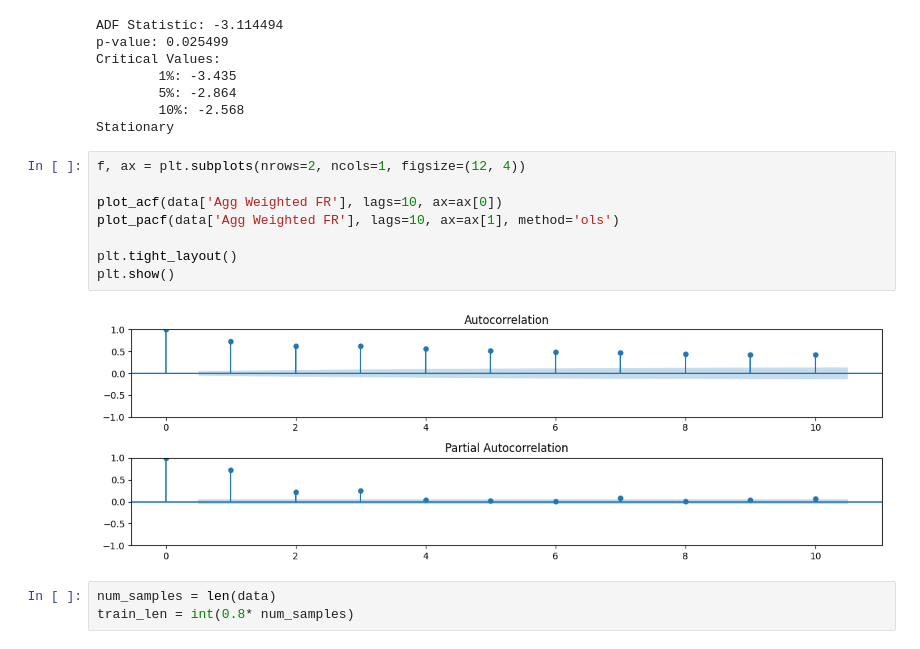
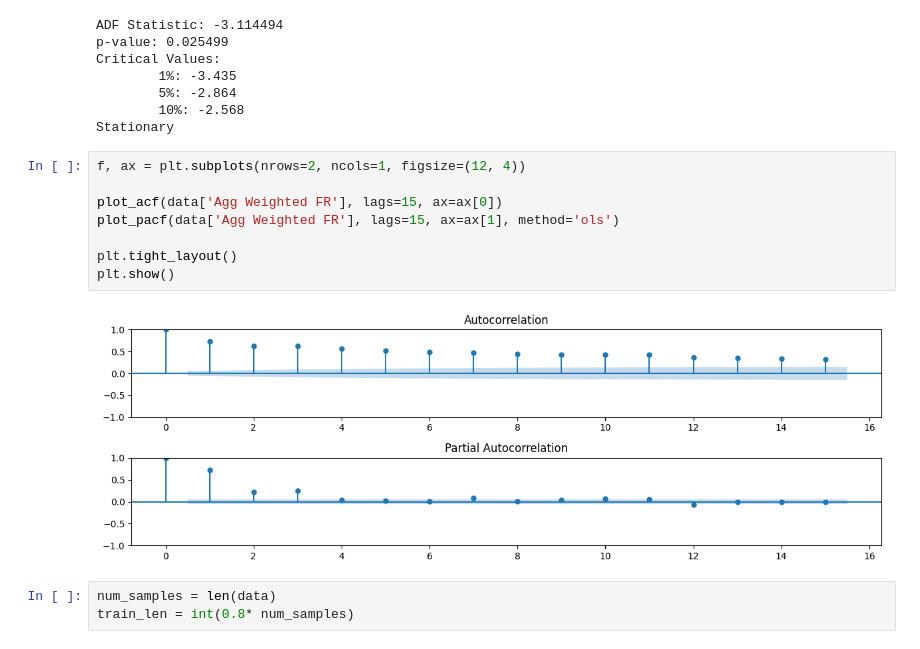
Before and after one commit to immortal16/OpenDeltaDeliverables, a Jupyter notebook: 1_3_data_manipulation.ipynb, the cells around one changed output. Drawn from its saved outputs; the diff is of its cells as text.

```diff
--- a/1_3_data_manipulation.ipynb
+++ b/1_3_data_manipulation.ipynb
@@ -57,13 +64,13 @@ Stationary
 # %%
 f, ax = plt.subplots(nrows=2, ncols=1, figsize=(12, 4))
 
-plot_acf(data['Agg Weighted FR'], lags=10, ax=ax[0])
-plot_pacf(data['Agg Weighted FR'], lags=10, ax=ax[1], method='ols')
+plot_acf(data['Agg Weighted FR'], lags=15, ax=ax[0])
+plot_pacf(data['Agg Weighted FR'], lags=15, ax=ax[1], method='ols')
 
 plt.tight_layout()
 plt.show()
 # %% [output]
-[figure, old version]
+[figure, new version]
 # %%
 num_samples = len(data)
 train_len = int(0.8* num_samples)
```
Also changed, not shown: parts of 6 cells of this notebook.
